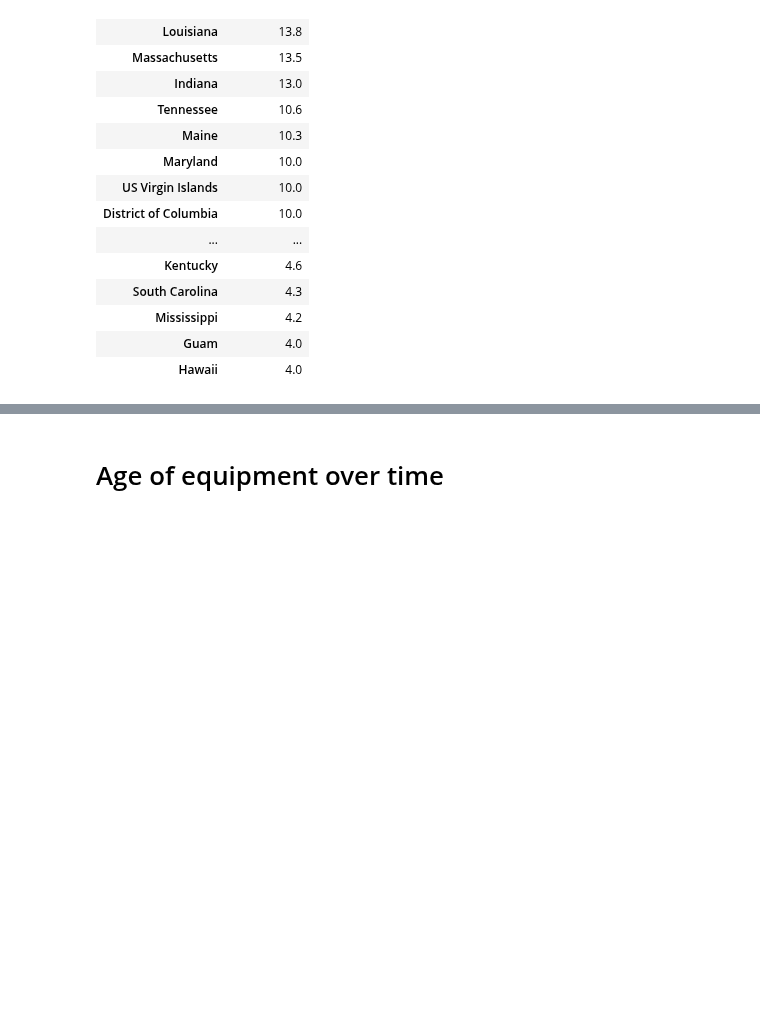
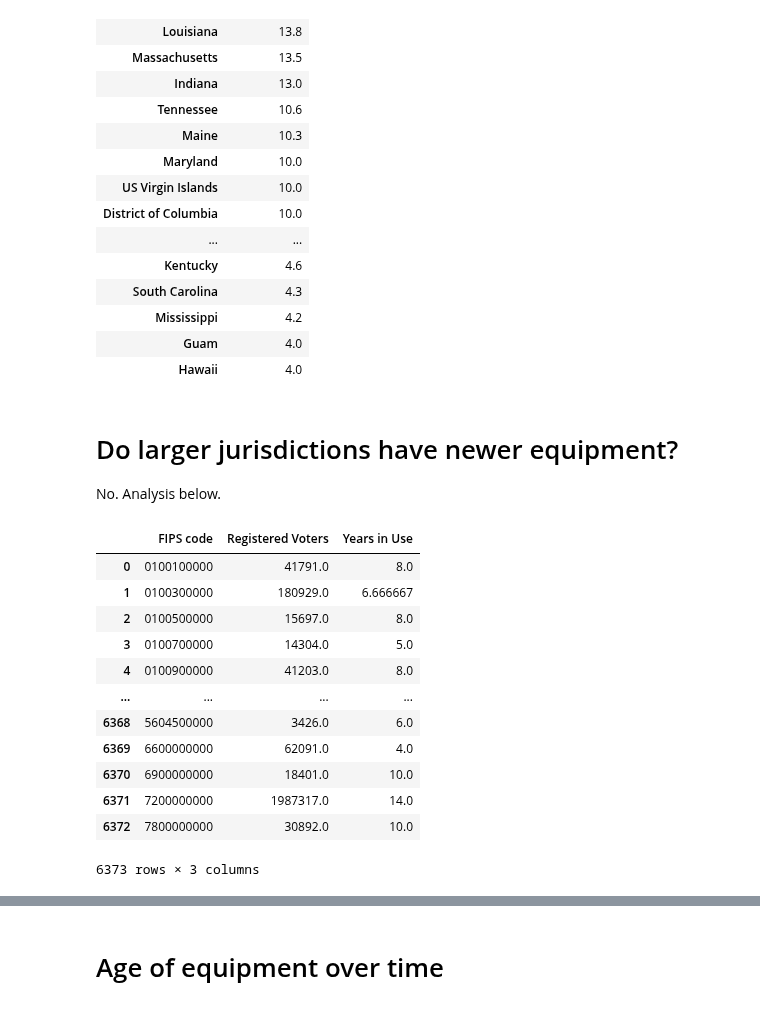
Before and after one commit to Bipartisan-Policy-Center/voting-equipment, a Jupyter notebook: equipment_age_analysis.ipynb, the cells around one changed output, grey strips where cells are left out. Saved outputs shown, nothing was run; the diff lists cells and outputs as text; code cells hidden in the pictures; blank space fills up the shorter version.

Commit message:
improved survival analysis

```diff
--- a/equipment_age_analysis.ipynb
+++ b/equipment_age_analysis.ipynb
@@ -114,3 +114,28 @@ state_eq_len.sort_values(["Years in Use"], ascending=False).round(1)
 | Mississippi | 4.2 |
 | Guam | 4.0 |
 | Hawaii | 4.0 |
+# %% [markdown]
+# Do larger jurisdictions have newer equipment?
+No. Analysis below.
+# %%
+# aggregate across equipment types within a jurisdictions
+avg = voting_df_26.groupby('FIPS code').agg({
+    'Registered Voters': 'mean',
+    'Years in Use': 'mean'
+}).reset_index()
+
+avg
+# %% [output]
+|  | FIPS code | Registered Voters | Years in Use |
+| 0 | 0100100000 | 41791.0 | 8.0 |
+| 1 | 0100300000 | 180929.0 | 6.666667 |
+| 2 | 0100500000 | 15697.0 | 8.0 |
+| 3 | 0100700000 | 14304.0 | 5.0 |
+| 4 | 0100900000 | 41203.0 | 8.0 |
+| ... | ... | ... | ... |
+| 6368 | 5604500000 | 3426.0 | 6.0 |
+| 6369 | 6600000000 | 62091.0 | 4.0 |
+| 6370 | 6900000000 | 18401.0 | 10.0 |
+| 6371 | 7200000000 | 1987317.0 | 14.0 |
+| 6372 | 7800000000 | 30892.0 | 10.0 |
+6373 rows × 3 columns
```
Also changed, not shown: parts of 2 cells of this notebook, 1 other file.
